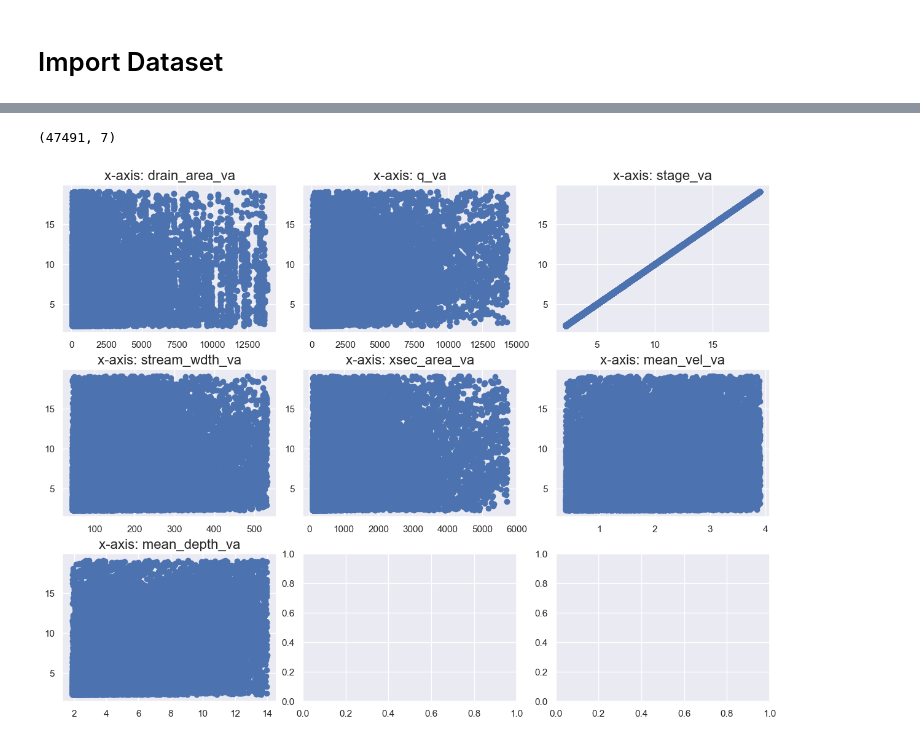
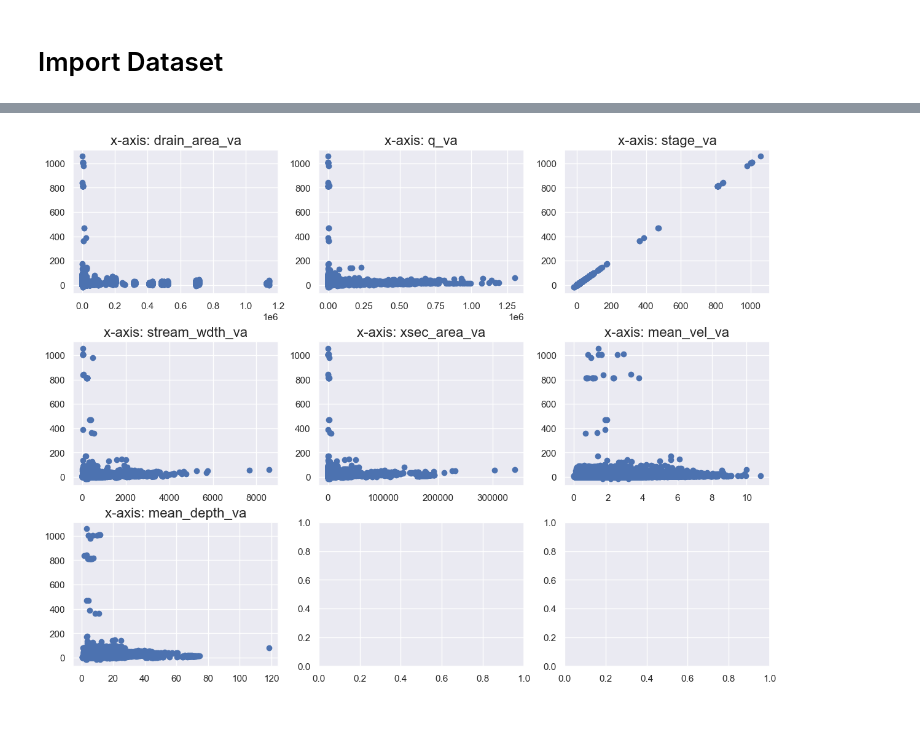
Before and after one commit to smhassanerfani/si2022, a Jupyter notebook: tauraat/synthesized_depth.ipynb, the cells around one changed output, grey strips where cells are left out. Saved outputs shown, nothing was run; the diff lists cells and outputs as text; code cells hidden in the pictures.

Commit message:
filtering data based on wrr paper

```diff
--- a/tauraat/synthesized_depth.ipynb
+++ b/tauraat/synthesized_depth.ipynb
@@ -20,0 +50,4 @@ hydroswot.head()
+# %%
+# the ratio of maximum‐to‐mean velocity exceeds 10
+df = df[(df['max_vel_va'] / df['mean_vel_va'] < 10)]
+df.shape
@@ -20,0 +56,5 @@ hydroswot.head()
+# %%
+# the reported discharge is more than 5% greater or less than the discharge calculated by multiplying the reported width, mean depth, and mean velocity
+df = df[(df['q_va'] < 1.05 * df['mean_vel_va'] * df['stream_wdth_va'] * df['mean_depth_va'])]
+df = df[(0.95 * df['mean_vel_va'] * df['stream_wdth_va'] * df['mean_depth_va'] < df['q_va'])]
+df.shape
@@ -20,0 +63,5 @@ hydroswot.head()
+# %%
+# Dropping rows with 0 value
+df1 = df[(df[candidate_columns] != 0).all(axis=1)]
+print(df1.shape)
+df1['site_no'].value_counts().describe()
@@ -21,3 +79,6 @@ hydroswot.head()
 # %%
-candidate_columns = ['site_no', 'drain_area_va', 'q_va', 'stage_va', 'stream_wdth_va', 'xsec_area_va', 'mean_vel_va', 'mean_depth_va']
-hydroswot = hydroswot[candidate_columns]
+candidate_columns = ['drain_area_va', 'q_va', 'stage_va', 'stream_wdth_va', 'xsec_area_va', 'mean_vel_va', 'mean_depth_va']
+
+df2 = df1[candidate_columns]
+df2.reset_index(inplace=True, drop=True)
+df2.shape
@@ -62,4 +84,0 @@ candidates = candidates[candidates < candidates.quantile(0.95)]
-# %%
-candidates.shape
-# %% [output]
-(47491, 7)
@@ -66,17 +87,18 @@ candidates.shape
 # %%
 fig, axes = plt.subplots(nrows=3, ncols=3 , figsize=(12, 9), constrained_layout=True)
 
-for index, (column_name, column_data) in enumerate(candidates.iteritems()):
+for index, (column_name, column_data) in enumerate(df2.iteritems()):
+    # print(column_name, column_data); continue
     i, j = divmod(index, 3)
 
-    axes[i, j].scatter(column_data, candidates['stage_va'])
+    axes[i, j].scatter(column_data, df2['stage_va'])
     axes[i, j].set_title(f'x-axis: {column_name}', fontsize=16)
     # axes[i, j].set_xlabel('')
 
 # plt.savefig(f'{data_root}/results/boxplots.png')
 plt.show()
 # %% [output]
-[figure, old version]
+[figure, new version]
 # %%
 fig, axes = plt.subplots(nrows=3, ncols=3 , figsize=(12, 9), constrained_layout=True)
 
```
Also changed, not shown: parts of 24 cells of this notebook.
